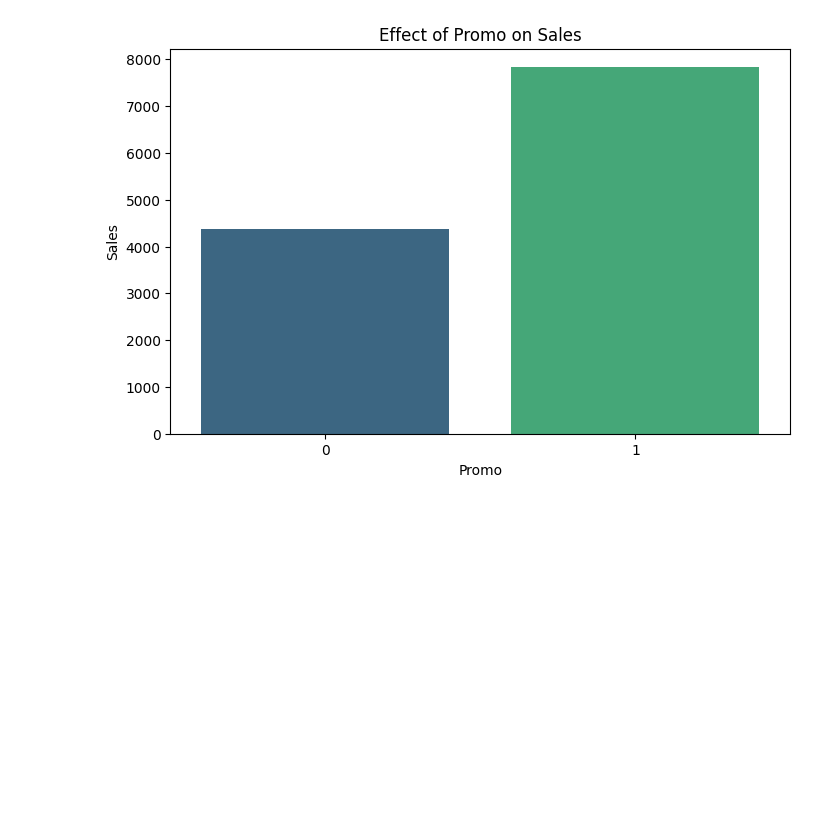
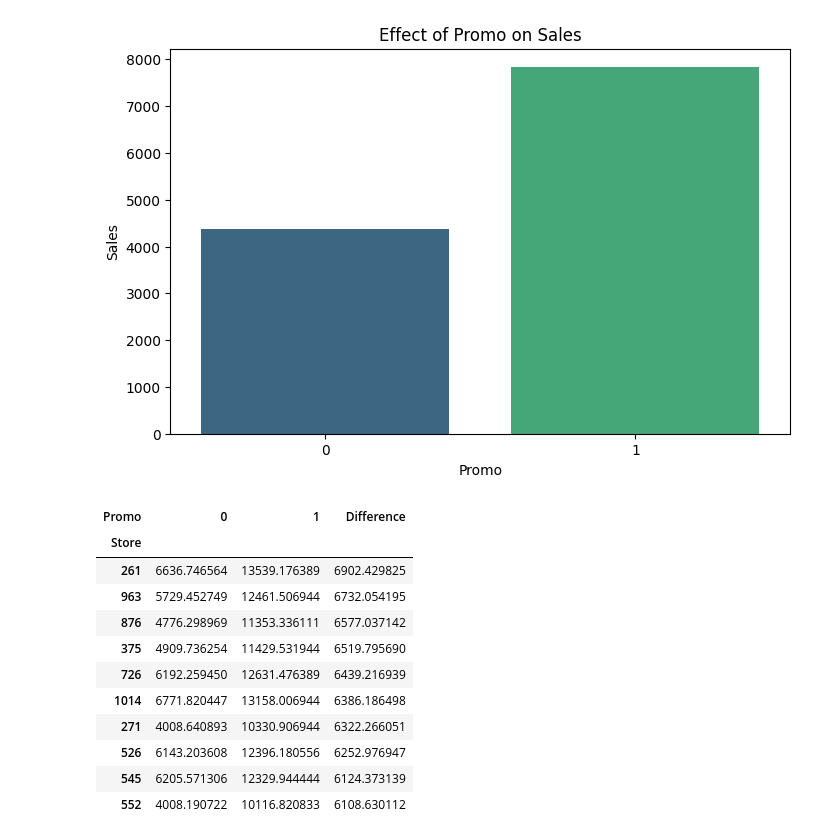
Before and after one commit to naolatomsa/forecast-sales-for-rossmann-store, a Jupyter notebook: notebooks/ExcustomerPurchasingBehavior.ipynb, the cells around one changed output. Saved outputs shown, nothing was run; the diff lists cells and outputs as text; code cells hidden in the pictures; blank space fills up the shorter version.

Commit message:
promo deployment recommendations

```diff
--- a/notebooks/ExcustomerPurchasingBehavior.ipynb
+++ b/notebooks/ExcustomerPurchasingBehavior.ipynb
@@ -287,0 +275,16 @@ Passing `palette` without assigning `hue` is deprecated and will be removed in v
+# %%
+from scripts.ExcustomerPurchasingBehavior import promo_deployment_recommendations
+promo_deployment_recommendations(trian_merged)
+# %% [output]
+| Promo | 0 | 1 | Difference |
+| Store |  |  |  |
+| 261 | 6636.746564 | 13539.176389 | 6902.429825 |
+| 963 | 5729.452749 | 12461.506944 | 6732.054195 |
+| 876 | 4776.298969 | 11353.336111 | 6577.037142 |
+| 375 | 4909.736254 | 11429.531944 | 6519.795690 |
+| 726 | 6192.259450 | 12631.476389 | 6439.216939 |
+| 1014 | 6771.820447 | 13158.006944 | 6386.186498 |
+| 271 | 4008.640893 | 10330.906944 | 6322.266051 |
+| 526 | 6143.203608 | 12396.180556 | 6252.976947 |
+| 545 | 6205.571306 | 12329.944444 | 6124.373139 |
+| 552 | 4008.190722 | 10116.820833 | 6108.630112 |
```
Also changed, not shown: parts of 1 cell of this notebook, 1 other file.
